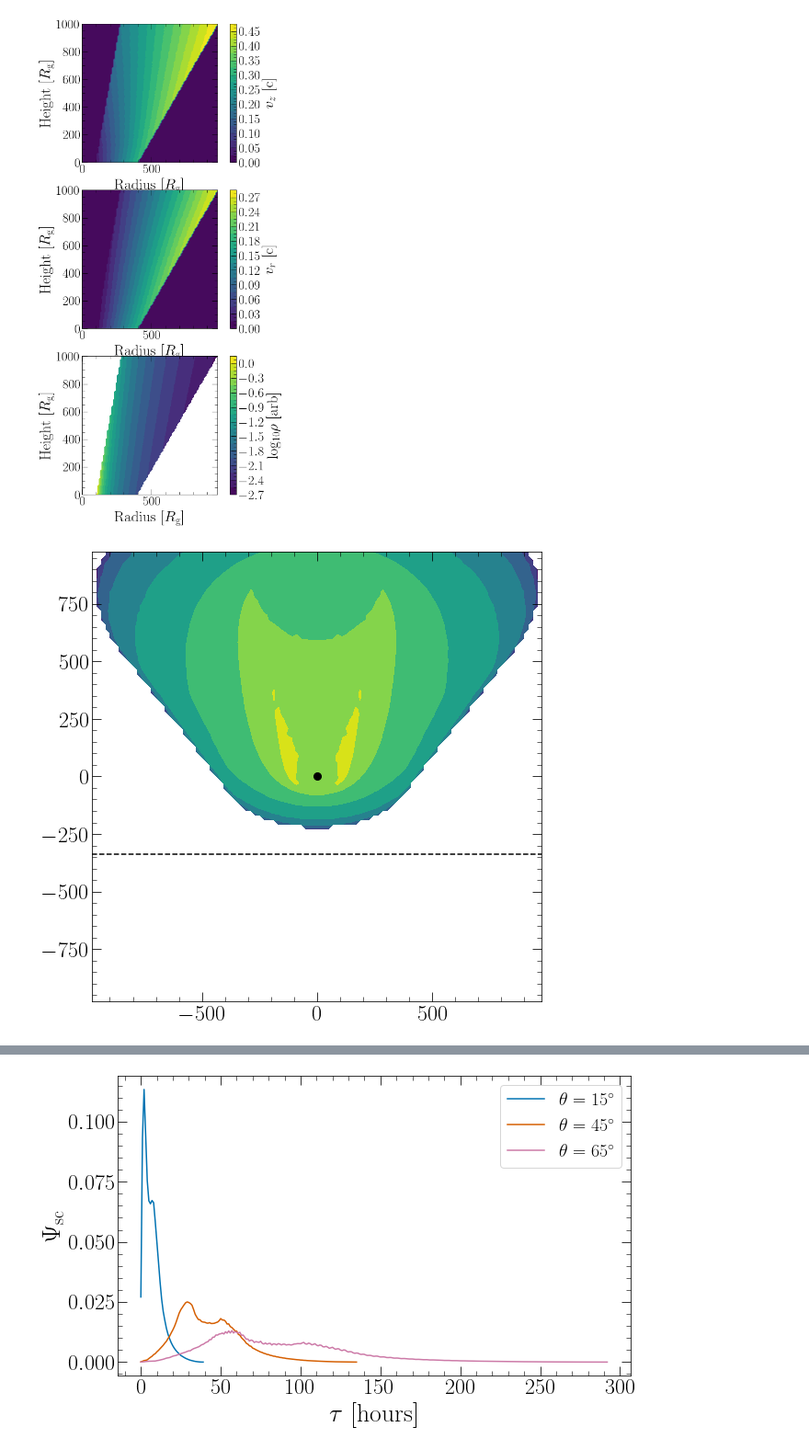
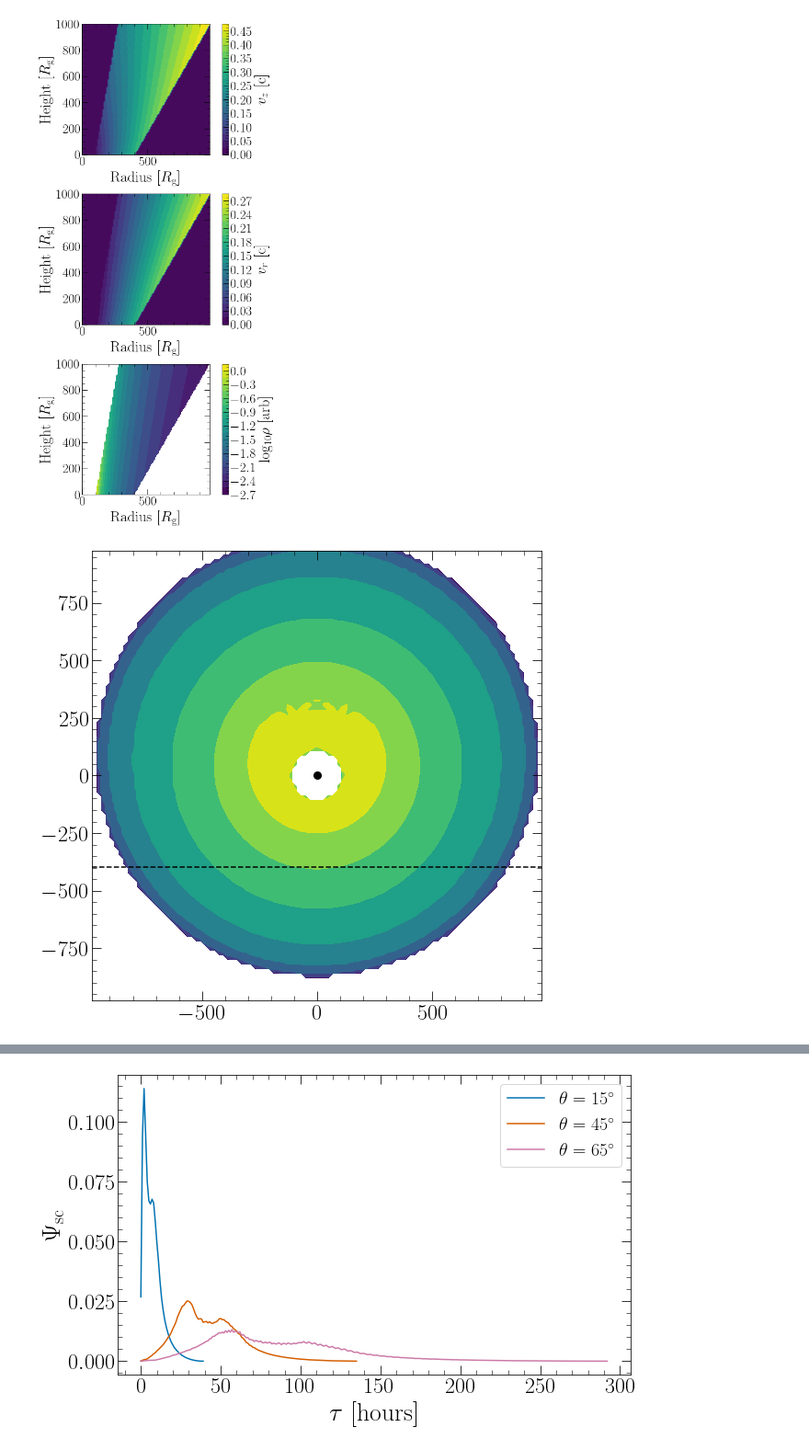
Before and after one commit to Henry-Best-01/Amoeba, a Jupyter notebook: TestingBLR.ipynb, the cells around one changed output, grey strips where cells are left out. Shown at 92% size. Cells and saved outputs as stored; diff of their text form; code cells hidden in the pictures.

```diff
--- a/TestingBLR.ipynb
+++ b/TestingBLR.ipynb
@@ -51,27 +51,29 @@ cbar3 = plt.colorbar(conts3, ax=ax[2], label=r'log$_{10} \rho$ [arb]')
 ax[0].set_aspect(1)
 ax[1].set_aspect(1)
 ax[2].set_aspect(1)
+plt.subplots_adjust(hspace=0.3)
+#fig.savefig("BLRGeometry.pdf")
 plt.show()
 # %% [output]
-[figure, old version]
+[figure, new version]
 # %%
-inc_ang = 55
+inc_ang = 5
 projection = testingBLR.Project_BLR_density(inc_ang)
 inc_ang *= np.pi/180
 x_vals = np.linspace(-testingBLR.max_r, testingBLR.max_r, np.size(projection, 0))
 y_vals = np.linspace(-testingBLR.max_r, testingBLR.max_r, np.size(projection, 1))
 
-baseline = (10+sl_2_rlaunch)*np.sin(inc_ang)
+baseline = (sl_2_rlaunch)*np.cos(inc_ang)
 
 fig, ax = plt.subplots(figsize=(10,9))
 ax.plot([0], [0], 'k.', markersize=16)
 ax.plot([-testingBLR.max_r,testingBLR.max_r], [-baseline,-baseline], 'k--', markersize=1)
     # Once inc_ang > SL2_theta, BLR should be above this line!
 ax.contourf(x_vals, y_vals, np.log10(projection))
 ax.set_aspect(1)
 plt.show()
 # %% [output]
-[figure, old version]
+[figure, new version]
 # %%
 rescaled_projection = rescale(projection, 30)
 x_vals = np.linspace(-testingBLR.max_r, testingBLR.max_r, np.size(rescaled_projection, 0))
```
Also changed, not shown: parts of 13 cells of this notebook, 1 other file.
